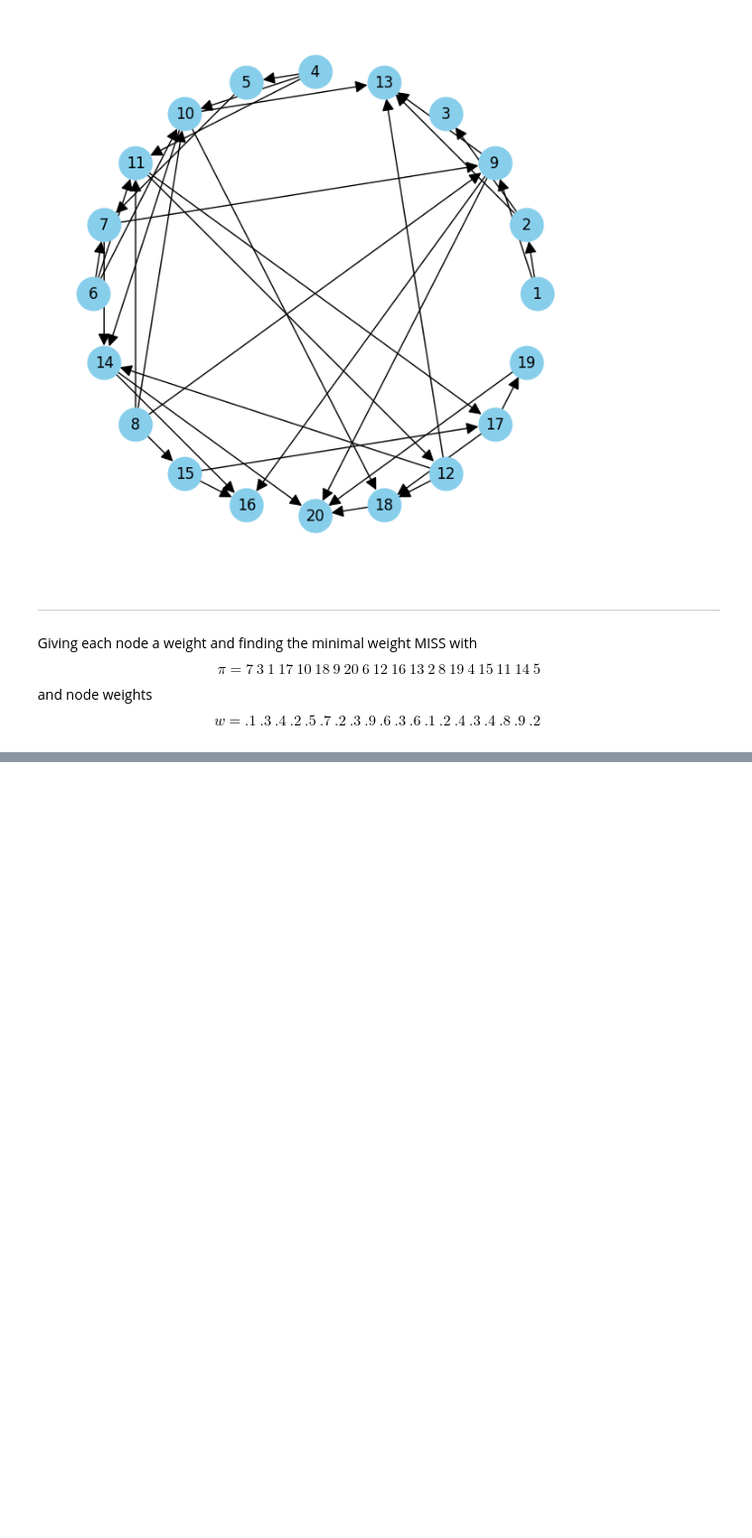
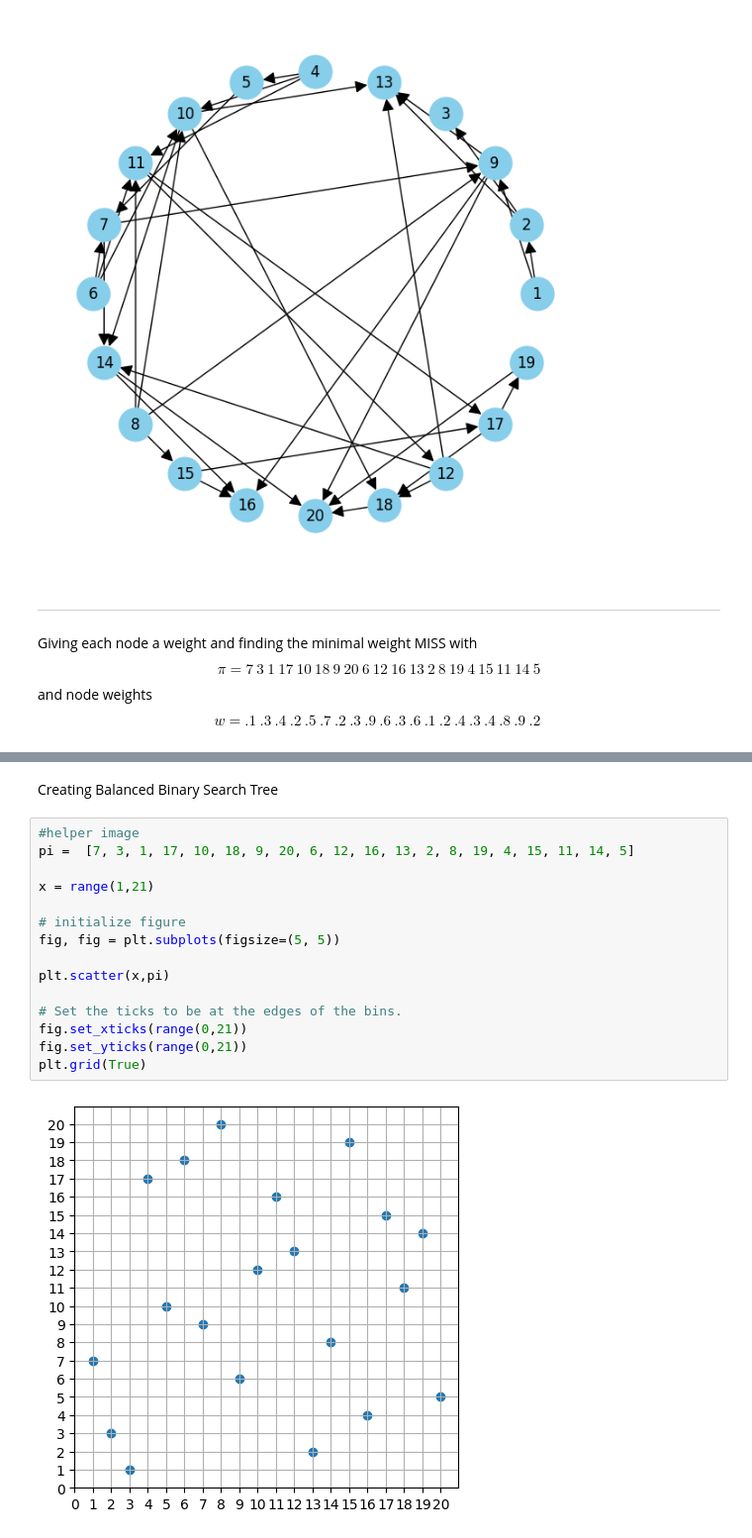
Before and after one commit to innyun/Modulus-Project, a Jupyter notebook: modulus_project.ipynb, the cells around one changed output, grey strips where cells are left out. Shown at 99% size. Saved outputs shown, nothing was run; the diff lists cells and outputs as text; blank space fills up the shorter version.

```diff
--- a/modulus_project.ipynb
+++ b/modulus_project.ipynb
@@ -1214,3 +1255,22 @@ print(f"{lightest}, value {round(lv, 15)}")
 lightest row:
 [1. 0. 0. 0. 0. 0. 1. 1. 0. 0. 0. 0. 0. 0. 0. 0. 0. 0. 0. 0.], value 0.6
 [figure]
+# %% [markdown]
+Creating Balanced Binary Search Tree
+# %%
+#helper image
+pi =  [7, 3, 1, 17, 10, 18, 9, 20, 6, 12, 16, 13, 2, 8, 19, 4, 15, 11, 14, 5]
+
+x = range(1,21)
+
+# initialize figure
+fig, fig = plt.subplots(figsize=(5, 5))
+
+plt.scatter(x,pi)
+
+# Set the ticks to be at the edges of the bins.
+fig.set_xticks(range(0,21))
+fig.set_yticks(range(0,21))
+plt.grid(True)
+# %% [output]
+[figure, added]
```
Also changed, not shown: parts of 18 cells of this notebook, 2 other files.
